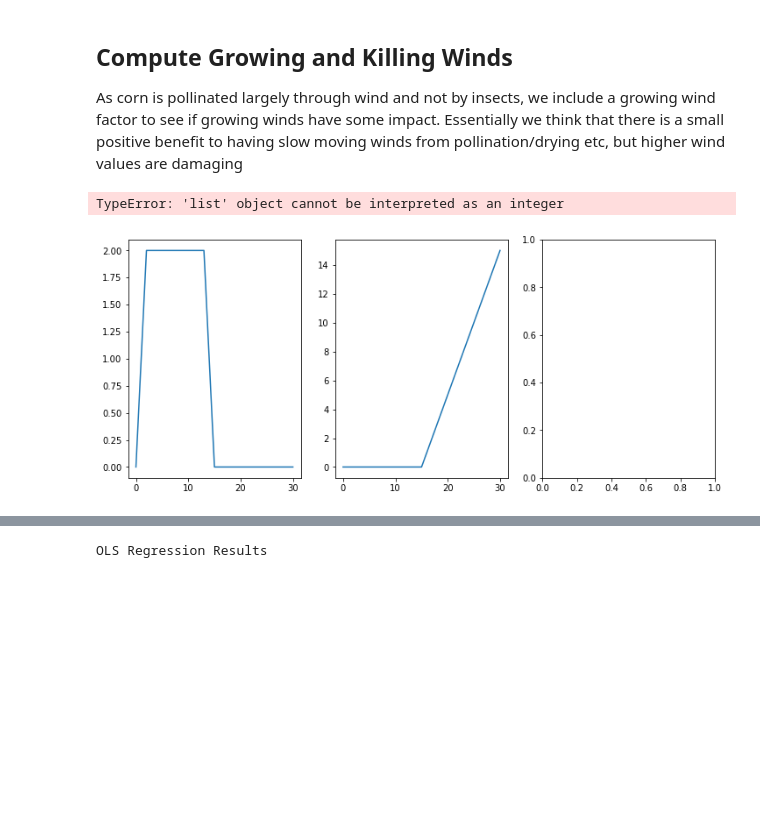
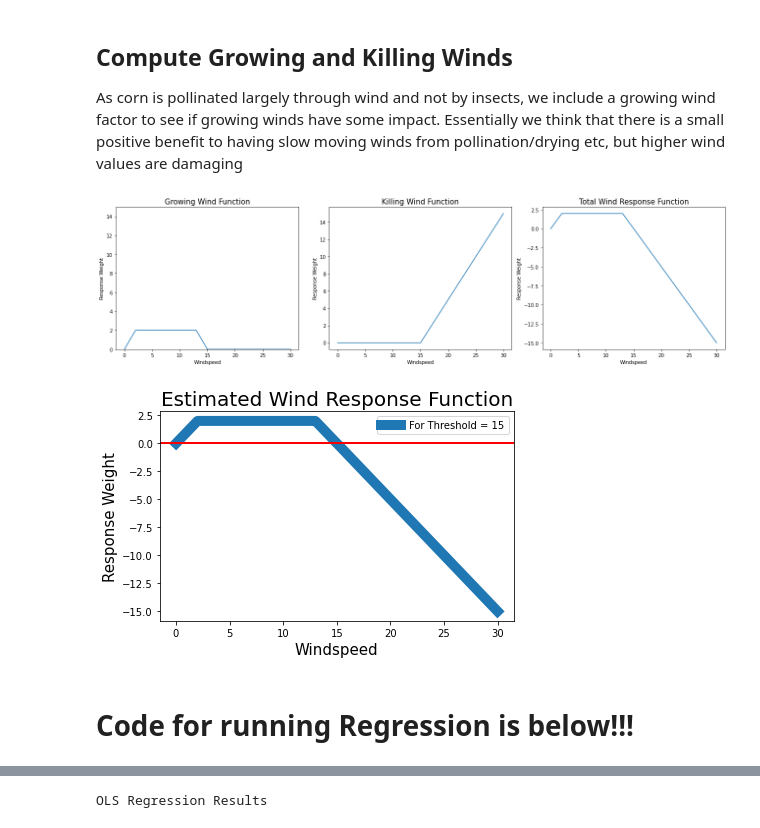
Before and after one commit to Julians42/The_Derecho_Project, a Jupyter notebook: notebooks/Compute KDD GDD.ipynb, the cells around one changed output, grey strips where cells are left out. Drawn from its saved outputs; the diff is of its cells as text; code cells hidden in the pictures; blank space fills up the shorter version.

```diff
--- a/notebooks/Compute KDD GDD.ipynb
+++ b/notebooks/Compute KDD GDD.ipynb
@@ -283,25 +283,38 @@ def GDD_fn(x, t1, t2):
 # %%
 x = np.linspace(0,30, 2000)
 y_grow = [grow_winds(t, 15) for t in x]
 y_kill = [kill_winds(t, 15) for t in x]
-fig, ax = plt.subplots(1,3,figsize=(12,5))
+fig, ax = plt.subplots(1,3,figsize=(18,5))
 ax[0].plot(x,y_grow)
 ax[1].plot(x,y_kill)
-ax[2].plot(x, np.concatenate(y_grow[0:1000], y_kill[1001:-1]))
+ax[2].plot(x, np.concatenate([y_grow[0:1000], np.negative(y_kill[999:-1])]))
 ax[0].set_title("Growing Wind Function", fontsize=15)
 ax[1].set_title("Killing Wind Function", fontsize=15)
 ax[2].set_title("Total Wind Response Function", fontsize=15)
 ax[0].set_xlabel("Windspeed")
 ax[1].set_xlabel("Windspeed")
 ax[2].set_xlabel("Windspeed")
 ax[0].set_ylabel("Response Weight")
 ax[1].set_ylabel("Response Weight");
 ax[2].set_ylabel("Response Weight")
 ax[0].set_ylim((0,15));
+plt.tight_layout()
 #fig.savefig("response_functions.png", dpi=300)
 # %% [output]
-TypeError: 'list' object cannot be interpreted as an integer
-[figure, old version]
+[figure, new version]
+# %%
+plt.plot(x, np.concatenate([y_grow[0:1000], np.negative(y_kill[999:-1])]), linewidth=10, label='For Threshold = 15')
+plt.axhline(y=0, color='r', linewidth=2)
+plt.title("Estimated Wind Response Function", fontsize=20)
+plt.xlabel("Windspeed", fontsize=15)
+plt.ylabel("Response Weight", fontsize=15)
+plt.legend()
+plt.tight_layout()
+plt.savefig("../windresponsefunction.png", dpi=300)
+# %% [output]
+[figure, added]
+# %% [markdown]
+# Code for running Regression is below!!!
 # %%
 def compute_KD(filenames = filenames, height = 'wind_10ms', threshold = 15):
     """ Takes a list of wind data files and returns
```
Also changed, not shown: parts of 3 cells of this notebook, 5 other files.
